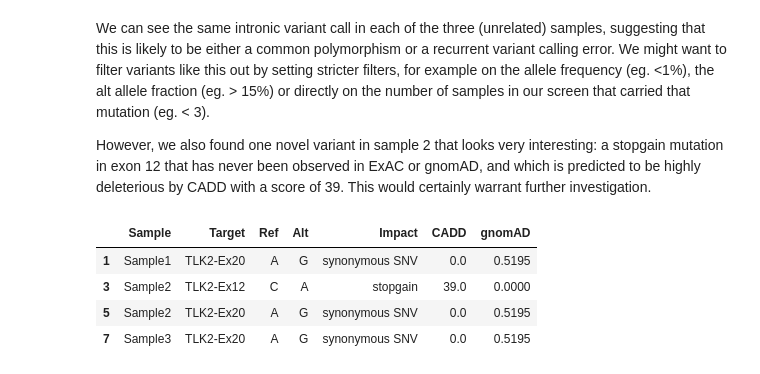
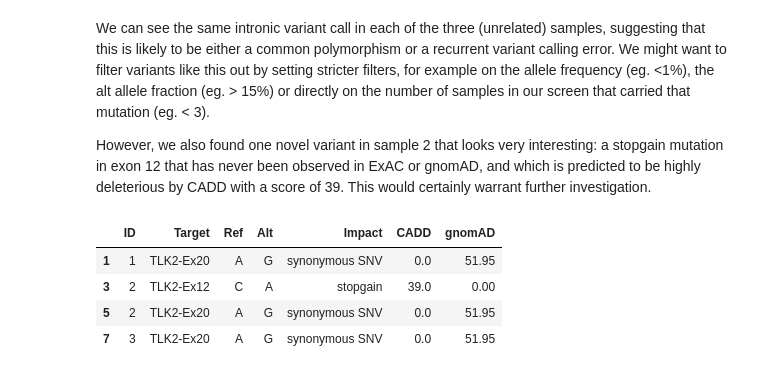
Before and after one commit to koelling/amplimap, a Jupyter notebook: tutorials/tutorial_TLK2.ipynb, the cells around one changed output. Drawn from its saved outputs; the diff is of its cells as text; code cells hidden in the pictures.

```diff
--- a/tutorials/tutorial_TLK2.ipynb
+++ b/tutorials/tutorial_TLK2.ipynb
@@ -392,16 +400,18 @@ We can see the same intronic variant call in each of the three (unrelated) sampl
 However, we also found one novel variant in sample 2 that looks very interesting: a stopgain mutation in exon 12 that has never been observed in ExAC or gnomAD, and which is predicted to be highly deleterious by CADD with a score of 39. This would certainly warrant further investigation.
 # %%
 #simple overview table:
-variants.rename(columns={'ExonicFunc.refGene': 'Impact', 'CADD_phred': 'CADD', 'gnomAD_genome_ALL': 'gnomAD'}).loc[
+variants['ID'] = variants['Sample'].str.replace('Sample', '')
+variants['gnomAD'] = variants['gnomAD_genome_ALL'] * 100.0
+variants.rename(columns={'ExonicFunc.refGene': 'Impact', 'CADD_phred': 'CADD'}).loc[
     (variants['Var_FailedFilters'] == '') & (variants['Func.refGene'] != 'intronic'),
-    ['Sample', 'Target', 'Ref', 'Alt', 'Impact', 'CADD', 'gnomAD']
+    ['ID', 'Target', 'Ref', 'Alt', 'Impact', 'CADD', 'gnomAD']
 ]
 # %% [output]
-|  | Sample | Target | Ref | Alt | Impact | CADD | gnomAD |
-| 1 | Sample1 | TLK2-Ex20 | A | G | synonymous SNV | 0.0 | 0.5195 |
-| 3 | Sample2 | TLK2-Ex12 | C | A | stopgain | 39.0 | 0.0000 |
-| 5 | Sample2 | TLK2-Ex20 | A | G | synonymous SNV | 0.0 | 0.5195 |
-| 7 | Sample3 | TLK2-Ex20 | A | G | synonymous SNV | 0.0 | 0.5195 |
+|  | ID | Target | Ref | Alt | Impact | CADD | gnomAD |
+| 1 | 1 | TLK2-Ex20 | A | G | synonymous SNV | 0.0 | 51.95 |
+| 3 | 2 | TLK2-Ex12 | C | A | stopgain | 39.0 | 0.00 |
+| 5 | 2 | TLK2-Ex20 | A | G | synonymous SNV | 0.0 | 51.95 |
+| 7 | 3 | TLK2-Ex20 | A | G | synonymous SNV | 0.0 | 51.95 |
 # %%
 #additional figures in high-res
 plt.figure(figsize=(3.5, 5), dpi=300)
```
Also changed, not shown: parts of 4 cells of this notebook, 2 other files.
